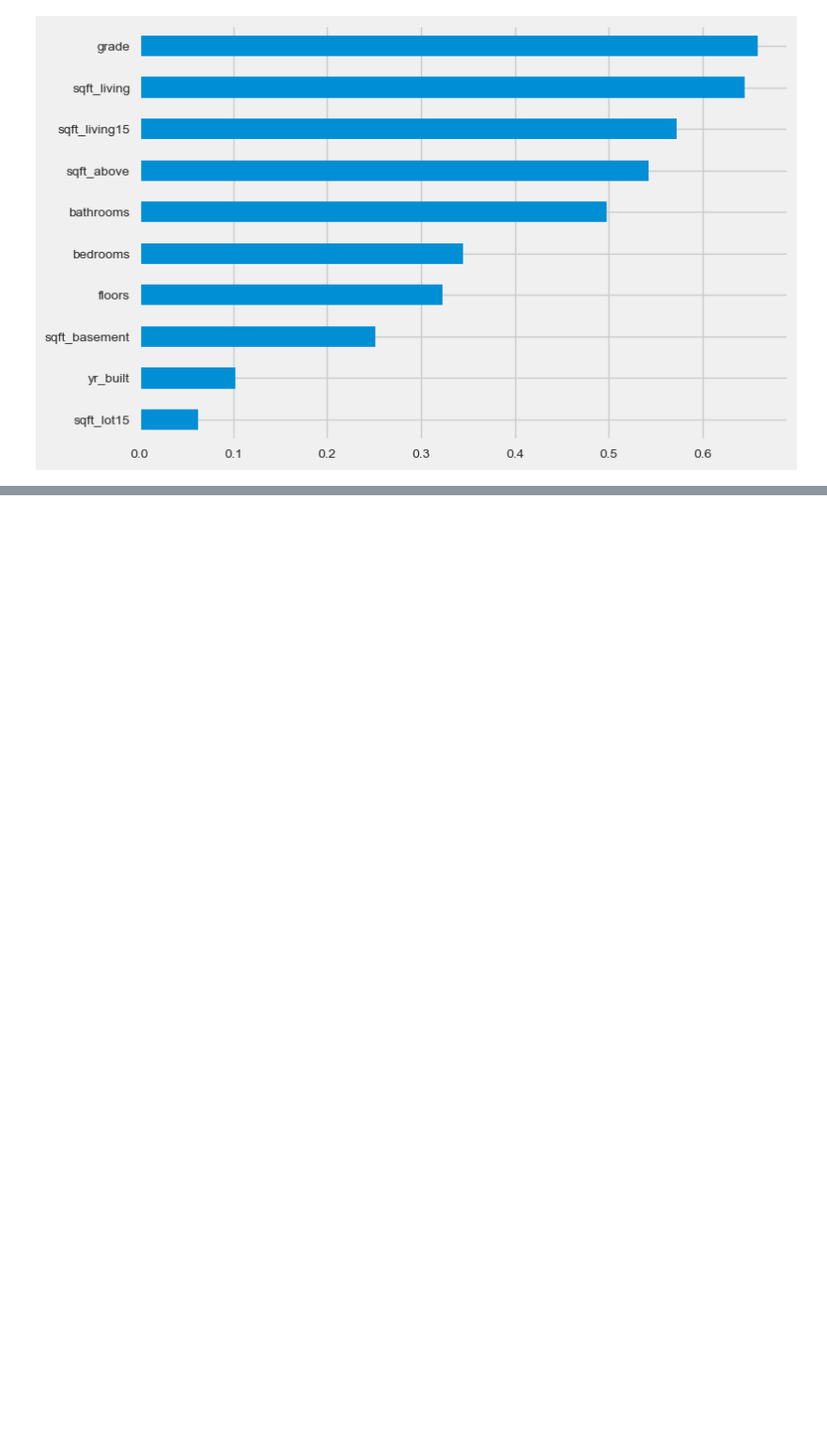
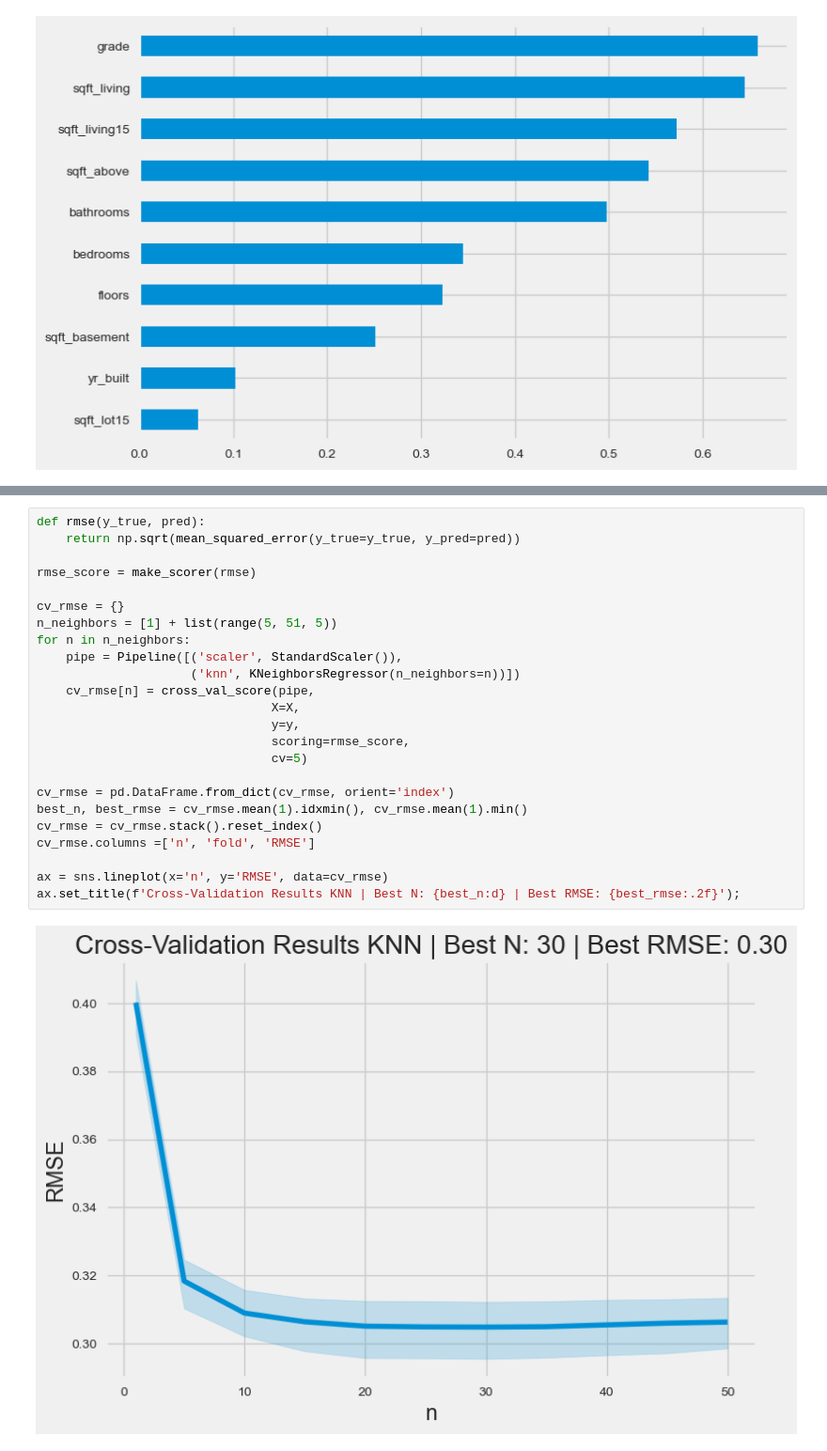
Before and after one commit to SaumikDana/Machine_Learning_Trading, a Jupyter notebook: ml_workflow.ipynb, the cells around one changed output, grey strips where cells are left out. Shown at 94% size. Cells and saved outputs as stored; diff of their text form; blank space fills up the shorter version.

```diff
--- a/ml_workflow.ipynb
+++ b/ml_workflow.ipynb
@@ -128,0 +164,26 @@ error = (y - y_pred).rename('Prediction Errors')
+# %%
+def rmse(y_true, pred):
+    return np.sqrt(mean_squared_error(y_true=y_true, y_pred=pred))
+
+rmse_score = make_scorer(rmse)
+
+cv_rmse = {}
+n_neighbors = [1] + list(range(5, 51, 5))
+for n in n_neighbors:
+    pipe = Pipeline([('scaler', StandardScaler()),
+                     ('knn', KNeighborsRegressor(n_neighbors=n))])
+    cv_rmse[n] = cross_val_score(pipe,
+                                X=X,
+                                y=y,
+                                scoring=rmse_score,
+                                cv=5)
+
+cv_rmse = pd.DataFrame.from_dict(cv_rmse, orient='index')
+best_n, best_rmse = cv_rmse.mean(1).idxmin(), cv_rmse.mean(1).min()
+cv_rmse = cv_rmse.stack().reset_index()
+cv_rmse.columns =['n', 'fold', 'RMSE']
+
+ax = sns.lineplot(x='n', y='RMSE', data=cv_rmse)
+ax.set_title(f'Cross-Validation Results KNN | Best N: {best_n:d} | Best RMSE: {best_rmse:.2f}');
+# %% [output]
+[figure, added]
```
Also changed, not shown: parts of 17 cells of this notebook.
